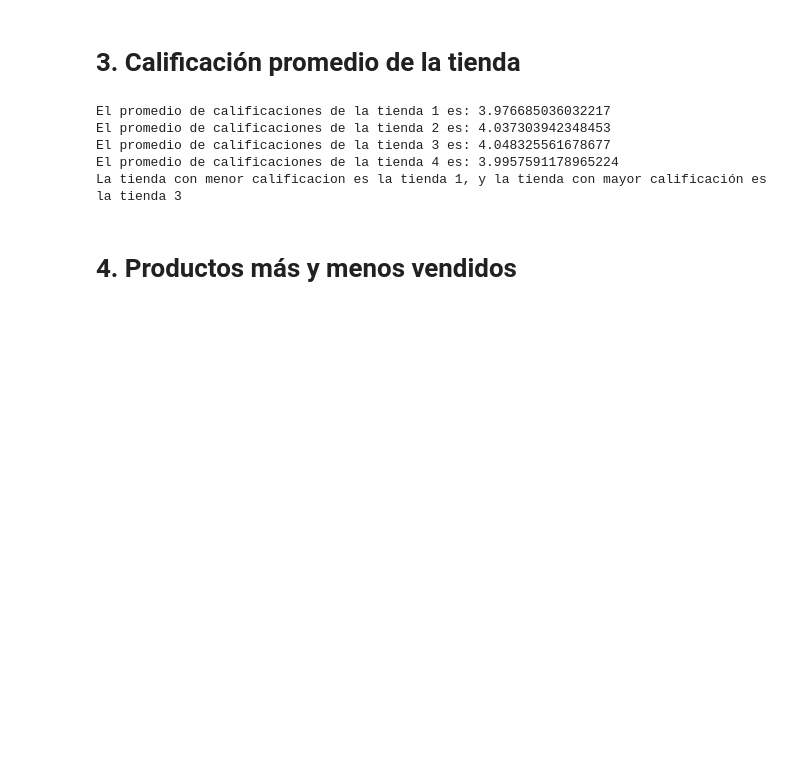
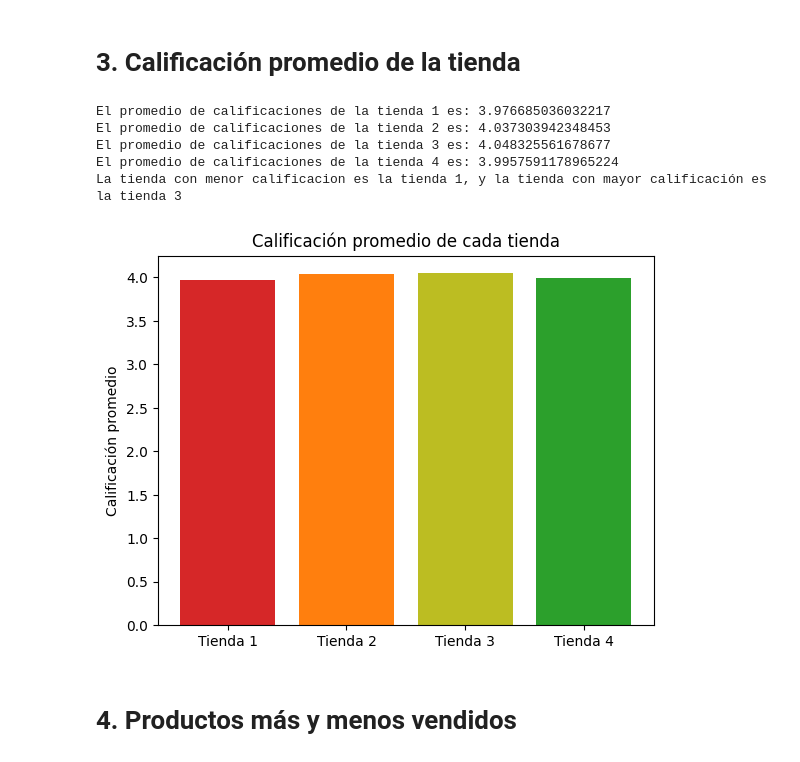
Before and after one commit to YafteMContreras/Challenge-Alura-Store, a Jupyter notebook: AluraStoreLatam.ipynb, the cells around one changed output. Saved outputs shown, nothing was run; the diff lists cells and outputs as text; code cells hidden in the pictures; blank space fills up the shorter version.

```diff
--- a/AluraStoreLatam.ipynb
+++ b/AluraStoreLatam.ipynb
@@ -86,6 +104,20 @@ El promedio de calificaciones de la tienda 2 es: 4.037303942348453
 El promedio de calificaciones de la tienda 3 es: 4.048325561678677
 El promedio de calificaciones de la tienda 4 es: 3.9957591178965224
 La tienda con menor calificacion es la tienda 1, y la tienda con mayor calificación es la tienda 3
+# %%
+fig, ax = plt.subplots()
+
+tiendas = ['Tienda 1', 'Tienda 2', 'Tienda 3', 'Tienda 4']
+bar_colors = ['tab:red', 'tab:orange', 'tab:olive', 'tab:green']
+
+ax.bar(tiendas, califTienda, color=bar_colors)
+
+ax.set_ylabel('Calificación promedio')
+ax.set_title('Calificación promedio de cada tienda')
+
+plt.show()
+# %% [output]
+[figure, added]
 # %% [markdown]
 # 4. Productos más y menos vendidos
 # %%
```
Also changed, not shown: parts of 8 cells of this notebook.
